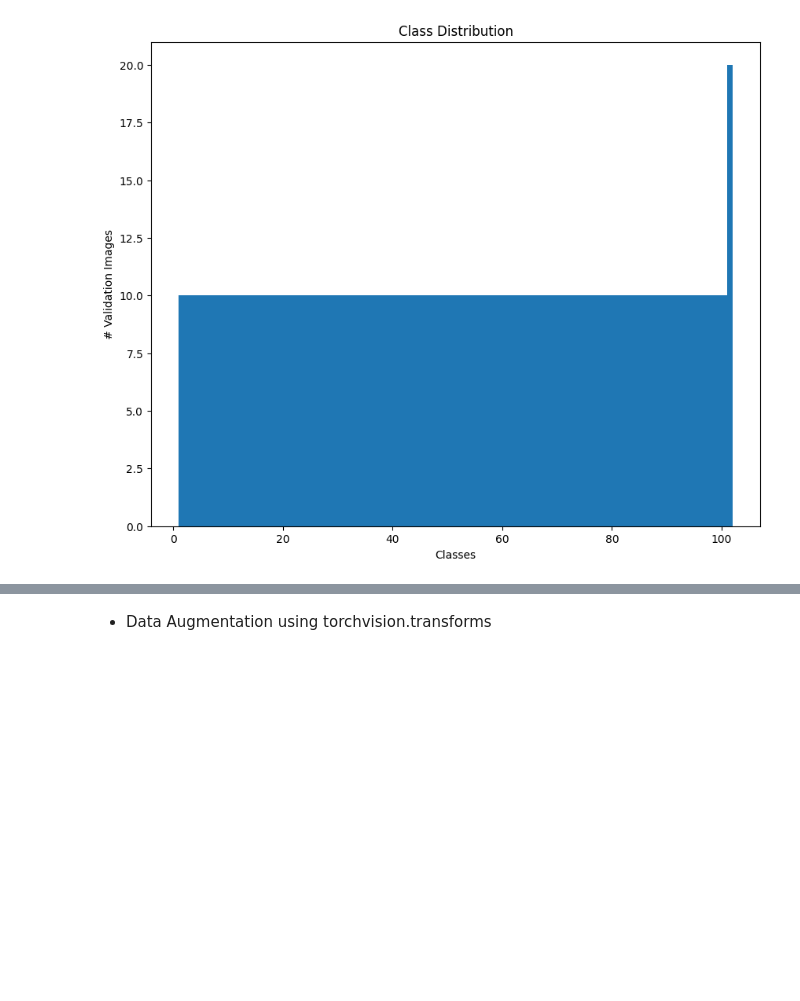
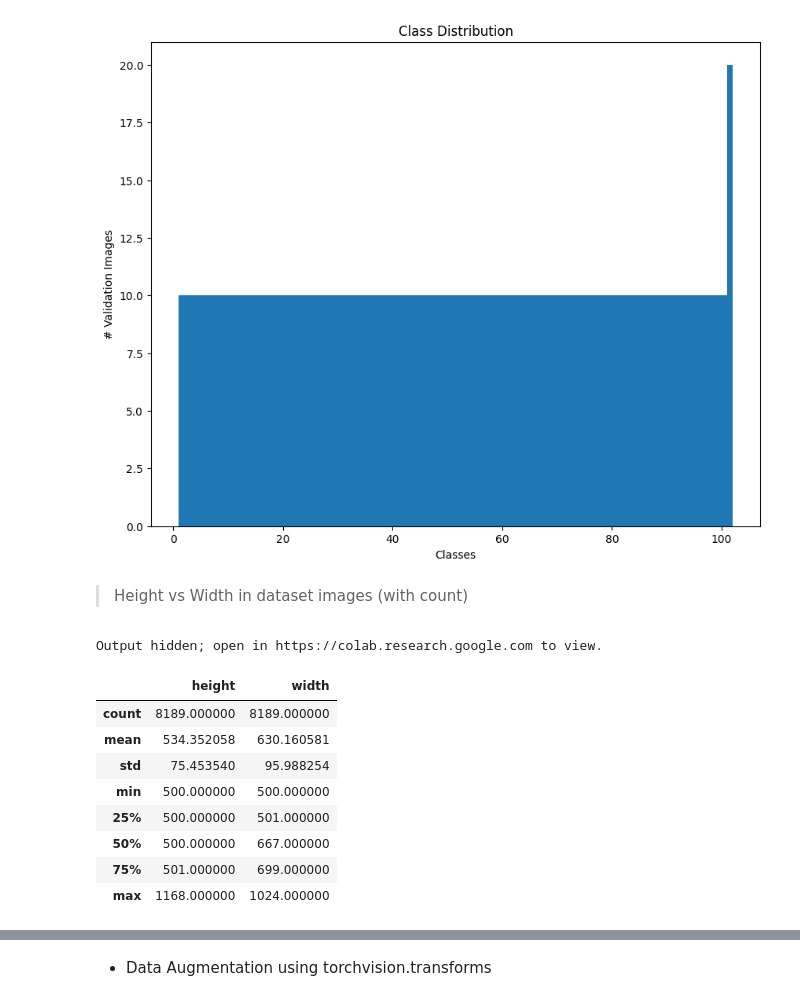
Before and after one commit to iamjadhav/resnet50_flowers_102, a Jupyter notebook: final_submission_cv_fellowship_ai.ipynb, the cells around one changed output, grey strips where cells are left out. Drawn from its saved outputs; the diff is of its cells as text; code cells hidden in the pictures; blank space fills up the shorter version.

```diff
--- a/final_submission_cv_fellowship_ai.ipynb
+++ b/final_submission_cv_fellowship_ai.ipynb
@@ -322,3 +352,43 @@ plt.savefig(root + "/class_distribution_valid_split.png")
 # %% [output]
 10 10
 [figure]
+# %% [markdown]
+
+
+> Height vs Width in dataset images (with count)
+# %%
+from dask import bag, diagnostics
+import pandas as pd
+import hvplot.pandas
+import holoviews as hv
+
+hv.extension('bokeh')
+
+def get_dims(file):
+    img = Image.open(file)
+    h,w = img.size[1], img.size[0]
+    return h,w
+
+filelist = [images_dir + '/' + f for f in os.listdir(images_dir)]
+dimsbag = bag.from_sequence(filelist).map(get_dims)
+with diagnostics.ProgressBar():
+    dims = dimsbag.compute()
+
+dim_df = pd.DataFrame(dims, columns=['height', 'width'])
+sizes = dim_df.groupby(['height', 'width']).size().reset_index().rename(columns={0:'count'})
+sizes.hvplot.scatter(x='height', y='width', size='count', xlim=(450,1200), ylim=(450,1200), grid=True, xticks=2,
+        yticks=2, height=500, width=600, legend='bottom', title='Height vs Width in dataset images').options(scaling_factor=0.1, line_alpha=1, fill_alpha=0)
+# %% [output]
+Output hidden; open in https://colab.research.google.com to view.
+# %%
+dim_df.describe()
+# %% [output]
+|  | height | width |
+| count | 8189.000000 | 8189.000000 |
+| mean | 534.352058 | 630.160581 |
+| std | 75.453540 | 95.988254 |
+| min | 500.000000 | 500.000000 |
+| 25% | 500.000000 | 501.000000 |
+| 50% | 500.000000 | 667.000000 |
+| 75% | 501.000000 | 699.000000 |
+| max | 1168.000000 | 1024.000000 |
```
Also changed, not shown: parts of 17 cells of this notebook.
